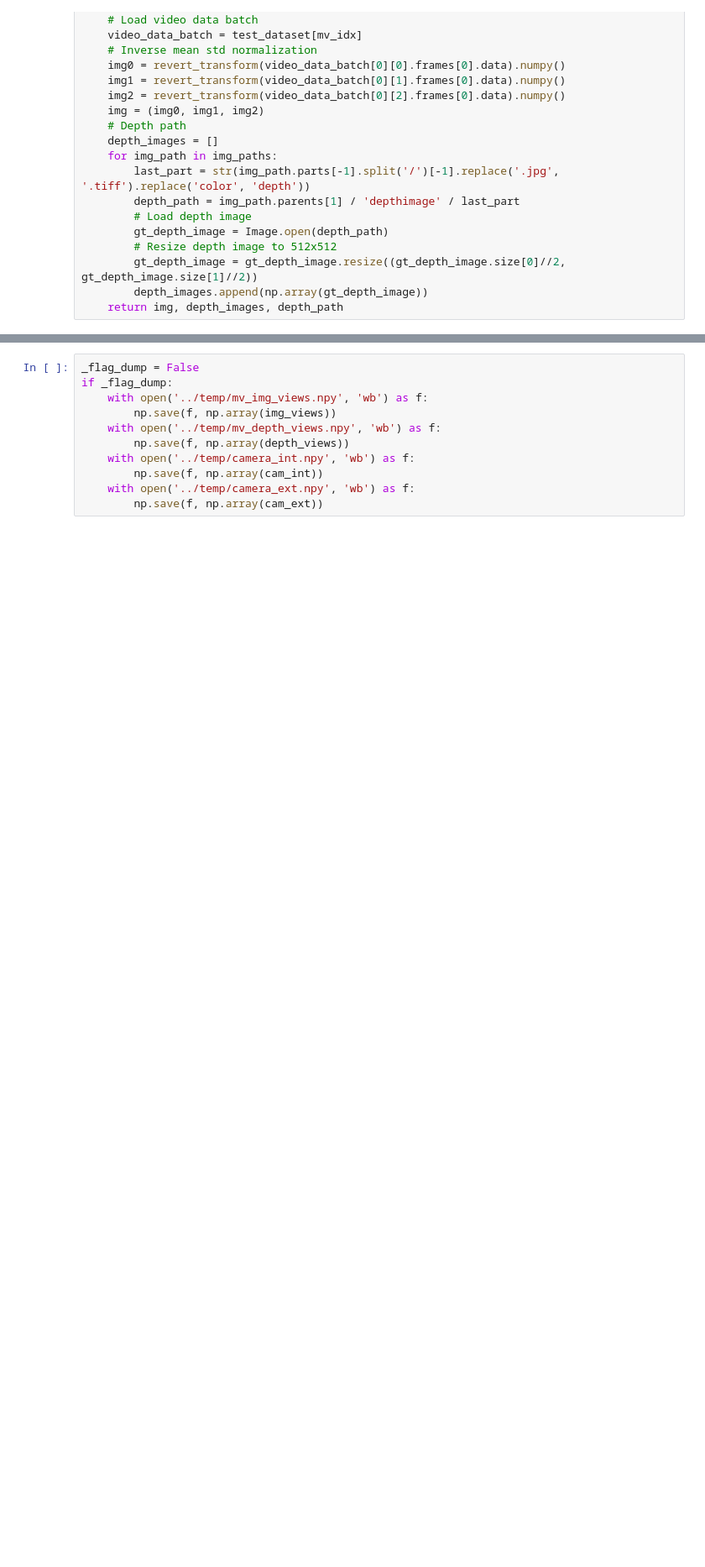
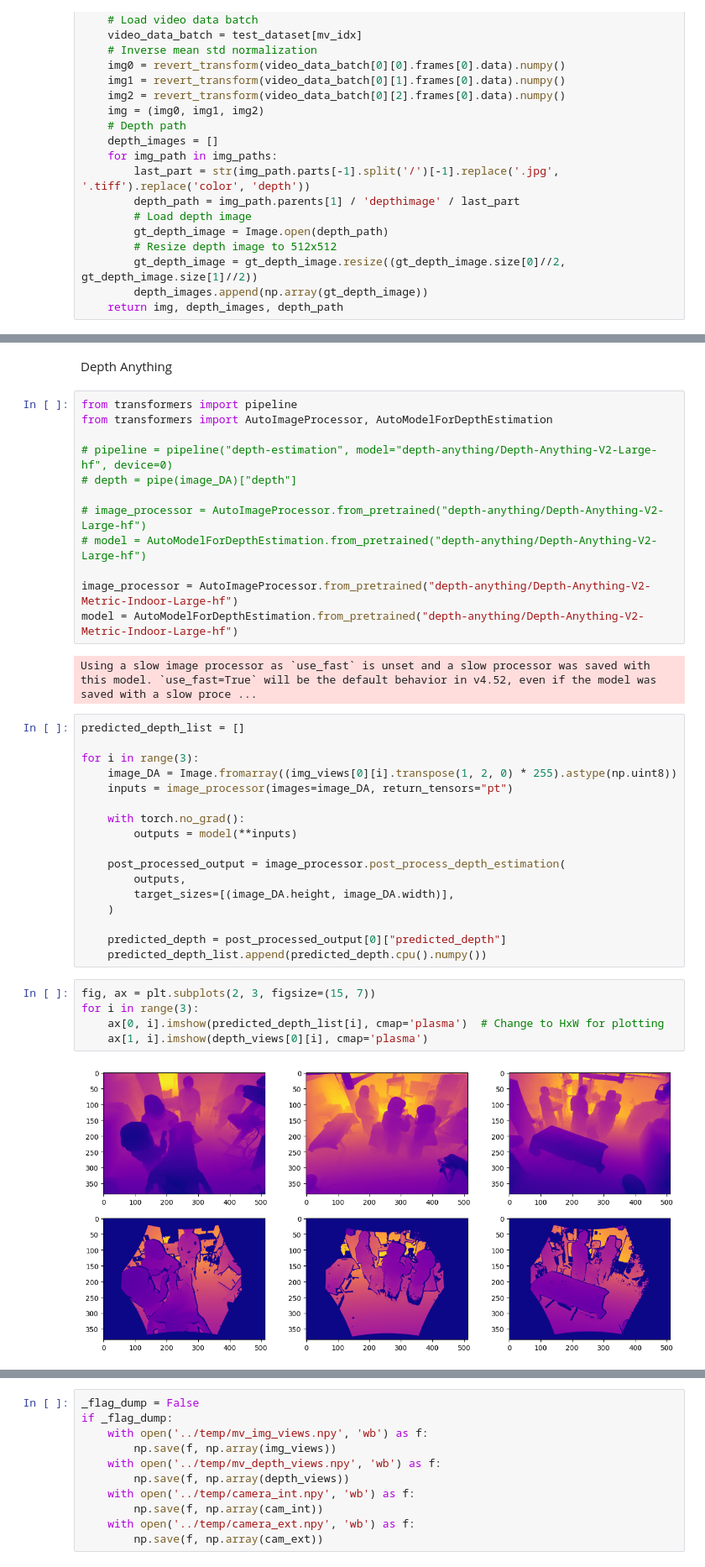
Before and after one commit to ge75xuv/Multiview-Object-Segmentation-with-SAM, a Jupyter notebook: custom_models/test_multiview_data_registration.ipynb, the cells around one changed output, grey strips where cells are left out. Shown at 84% size. Cells and saved outputs as stored; diff of their text form; blank space fills up the shorter version.

```diff
--- a/custom_models/test_multiview_data_registration.ipynb
+++ b/custom_models/test_multiview_data_registration.ipynb
@@ -108,0 +179,40 @@ for mv_idx in tqdm(mv_indices):
+# %% [markdown]
+Depth Anything
+# %%
+from transformers import pipeline
+from transformers import AutoImageProcessor, AutoModelForDepthEstimation
+
+# pipeline = pipeline("depth-estimation", model="depth-anything/Depth-Anything-V2-Large-hf", device=0)
+# depth = pipe(image_DA)["depth"]
+
+# image_processor = AutoImageProcessor.from_pretrained("depth-anything/Depth-Anything-V2-Large-hf")
+# model = AutoModelForDepthEstimation.from_pretrained("depth-anything/Depth-Anything-V2-Large-hf")
+
+image_processor = AutoImageProcessor.from_pretrained("depth-anything/Depth-Anything-V2-Metric-Indoor-Large-hf")
+model = AutoModelForDepthEstimation.from_pretrained("depth-anything/Depth-Anything-V2-Metric-Indoor-Large-hf")
+# %% [output]
+Using a slow image processor as `use_fast` is unset and a slow processor was saved with this model. `use_fast=True` will be the default behavior in v4.52, even if the model was saved with a slow proce ...
+# %%
+predicted_depth_list = []
+
+for i in range(3):
+    image_DA = Image.fromarray((img_views[0][i].transpose(1, 2, 0) * 255).astype(np.uint8))
+    inputs = image_processor(images=image_DA, return_tensors="pt")
+
+    with torch.no_grad():
+        outputs = model(**inputs)
+
+    post_processed_output = image_processor.post_process_depth_estimation(
+        outputs,
+        target_sizes=[(image_DA.height, image_DA.width)],
+    )
+
+    predicted_depth = post_processed_output[0]["predicted_depth"]
+    predicted_depth_list.append(predicted_depth.cpu().numpy())
+# %%
+fig, ax = plt.subplots(2, 3, figsize=(15, 7))
+for i in range(3):
+    ax[0, i].imshow(predicted_depth_list[i], cmap='plasma')  # Change to HxW for plotting
+    ax[1, i].imshow(depth_views[0][i], cmap='plasma')
+# %% [output]
+[figure, added]
```
Also changed, not shown: parts of 35 cells of this notebook, 9 other files.
